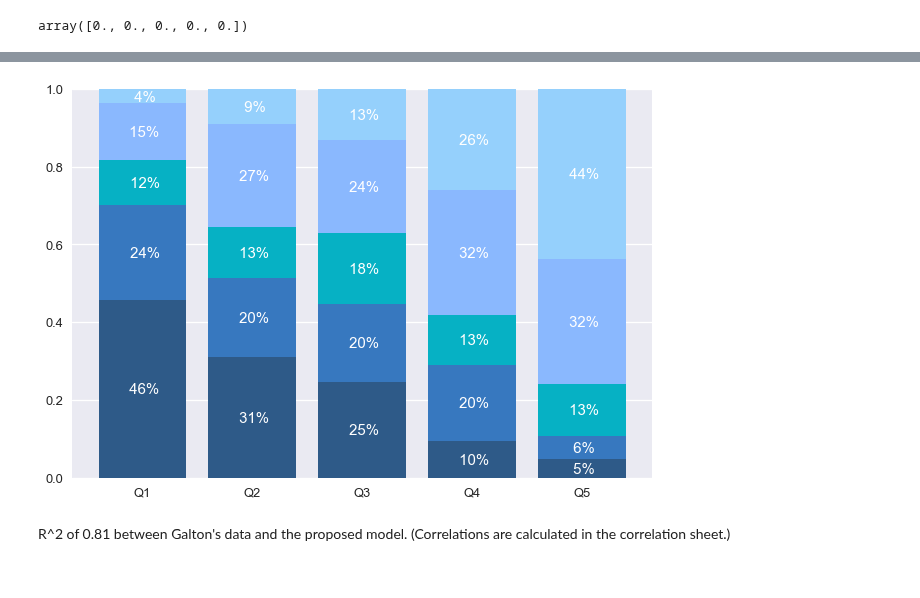
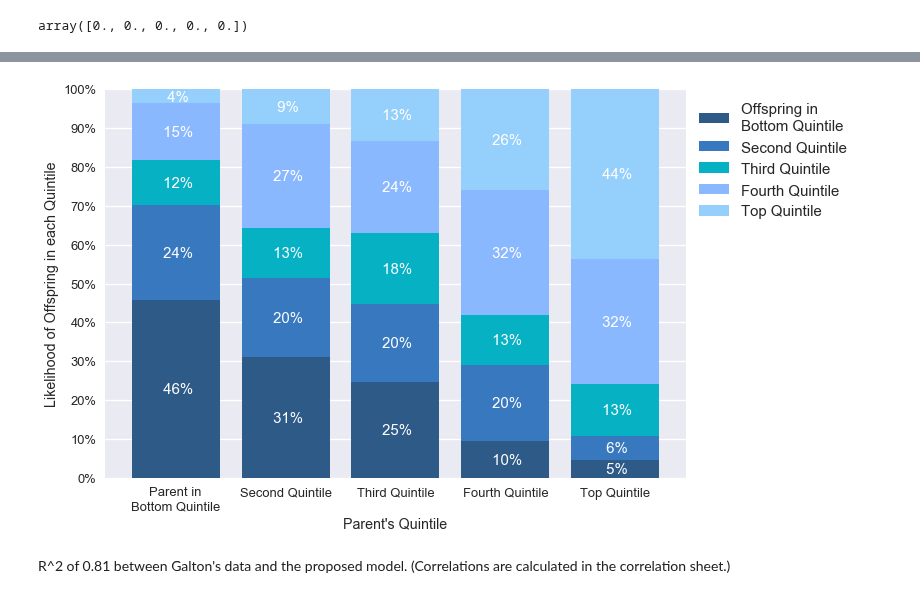
Before and after one commit to jessebmurray/polygenic, a Jupyter notebook: galton.ipynb, the cells around one changed output, grey strips where cells are left out. Drawn from its saved outputs; the diff is of its cells as text; code cells hidden in the pictures.

```diff
--- a/galton.ipynb
+++ b/galton.ipynb
@@ -465,22 +470,36 @@ pal = ['xkcd:light navy blue', 'xkcd:windows blue', 'xkcd:turquoise blue', 'xkcd
 # %%
 pal = ['xkcd:light navy blue', 'xkcd:windows blue', 'xkcd:turquoise blue', \
        'xkcd:carolina blue', 'xkcd:light blue']
 
-step_labels = ['Q1', 'Q2', 'Q3', 'Q4', 'Q5']
 
+step_labels = ['Parent in\nBottom Quintile', 'Second Quintile', 'Third Quintile', \
+         'Fourth Quintile', 'Top Quintile']
+
+plt.figure()
+plt.xlabel('Parent\'s Quintile')
+plt.ylabel('Likelihood of Offspring in each Quintile')
 plt.ylim(0, 1)
 values_sum_list = [0] * len(step_percentile)
 for j in range(len(step_percentile)):
     plt.bar(step_labels, transposed_step_percentile[j], \
             bottom=values_sum_list, color=pal[j])
 
     for a, b, c in zip(step_labels, values_sum_list, transposed_step_percentile[j]):
         num = (b + c / 2) - 0.02
         plt.text(a, num, ' ' + "{:0.0%}".format(c), va='bottom', ha='center', color='w', size=15)
 
     for i in range(len(values_sum_list)):
         values_sum_list[i] += transposed_step_percentile[j][i]
+
+# plt.subplot(1,5,5)
+legend = ['Offspring in\nBottom Quintile', 'Second Quintile', 'Third Quintile', \
+         'Fourth Quintile', 'Top Quintile']
+plt.legend(legend, bbox_to_anchor=(1,1), loc="upper left", fontsize=15)
+plt.yticks(np.arange(0, 1.1, 0.1))
+plt.gca().yaxis.set_major_formatter(PercentFormatter(1))
+
+plt.show()
 # %% [output]
-[figure, old version]
+[figure, new version]
 # %% [markdown]
 R^2 of 0.81 between Galton's data and the proposed model. (Correlations are calculated in the correlation sheet.)
```
Also changed, not shown: parts of 11 cells of this notebook.
